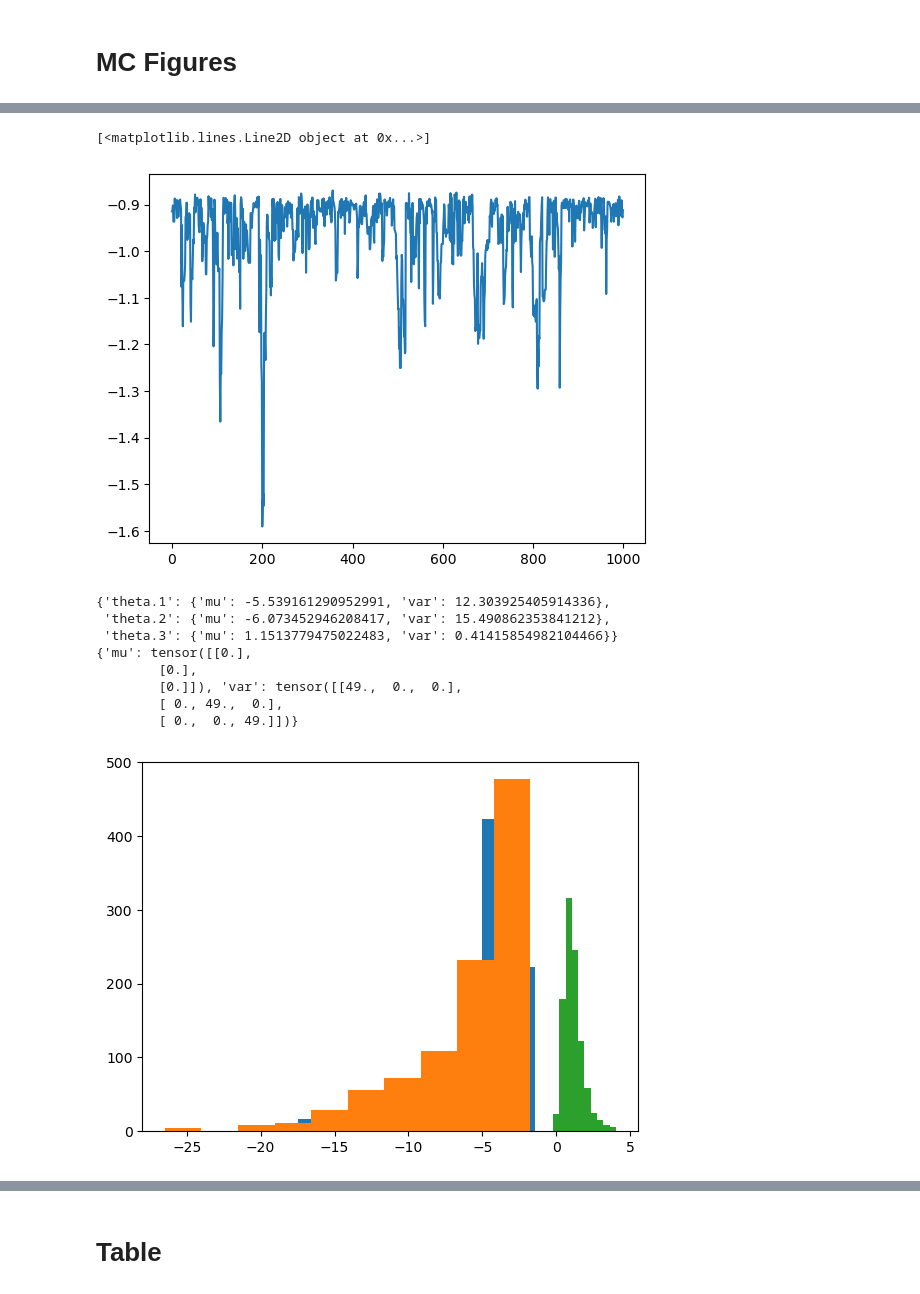
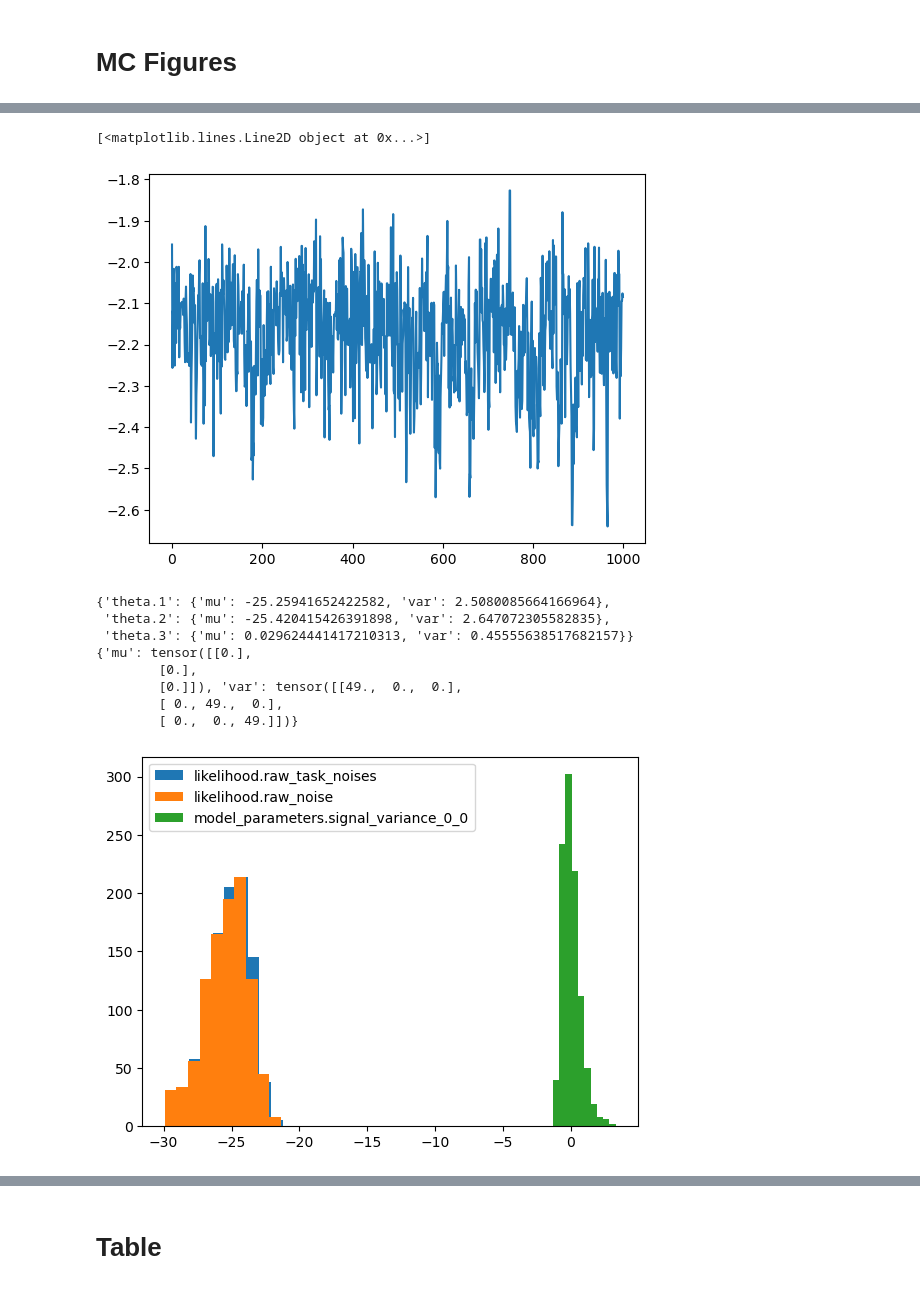
Before and after one commit to ABesginow/LaplaceKernelSearch, a Jupyter notebook: exploration_tests/gradsem_ODE.ipynb, the cells around one changed output, grey strips where cells are left out. Cells and saved outputs as stored; diff of their text form; code cells hidden in the pictures.

```diff
--- a/exploration_tests/gradsem_ODE.ipynb
+++ b/exploration_tests/gradsem_ODE.ipynb
@@ -595,10 +595,10 @@ train_x = torch.linspace(int(0), int(1), COUNT)
 #dataset_name="exp + exp"
 #train_y = torch.exp(train_x) + float(1.0)*torch.exp(-train_x)
 
-#dataset_name="sin"
-#train_y = torch.sin(train_x*float(1.0))
-dataset_name="none"
-train_y = torch.exp(train_x) + torch.sin(train_x)
+dataset_name="sin"
+train_y = torch.sin(train_x*float(1.0))
+#dataset_name="none"
+#train_y = torch.exp(train_x) + torch.sin(train_x)
 
 
 # approximative first derivative
@@ -1149,26 +1253,29 @@ tikzplotlib.save(f"{figure_path}/{model_name}_{dataset_name}_log_likelihood_MCMC
 plt.plot(MC_log["log prior list"])
 # %% [output]
 [<matplotlib.lines.Line2D object at 0x...>]
-[figure, old version]
+[figure, new version]
 # %%
 
 import pprint
 pprint.pprint(MC_log["Parameter statistics"])
 for param_name in MC_log['param draws dict']:
-    plt.hist(MC_log['param draws dict'][param_name])
+    #plt.hist(torch.nn.functional.softplus(torch.Tensor(MC_log['param draws dict'][param_name])))
+    plt.hist(torch.Tensor(MC_log['param draws dict'][param_name]))
+plt.legend([param[0] for param in model.named_parameters()])
+
 print(MC_log["Parameter prior"])
 plt.savefig(f"{figure_path}/{model_name}_{dataset_name}_MCMC_param_distribution.png")
 tikzplotlib.save(f"{figure_path}/{model_name}_{dataset_name}_MCMC_param_distribution.tex")
 # %% [output]
-{'theta.1': {'mu': -5.539161290952991, 'var': 12.303925405914336},
- 'theta.2': {'mu': -6.073452946208417, 'var': 15.490862353841212},
- 'theta.3': {'mu': 1.1513779475022483, 'var': 0.41415854982104466}}
+{'theta.1': {'mu': -25.25941652422582, 'var': 2.5080085664166964},
+ 'theta.2': {'mu': -25.420415426391898, 'var': 2.647072305582835},
+ 'theta.3': {'mu': 0.029624441417210313, 'var': 0.45555638517682157}}
 {'mu': tensor([[0.],
         [0.],
         [0.]]), 'var': tensor([[49.,  0.,  0.],
         [ 0., 49.,  0.],
         [ 0.,  0., 49.]])}
-[figure, old version]
+[figure, new version]
 # %%
 #
 #scaling_factor = lap_log["neg MLL"]
```
Also changed, not shown: parts of 21 cells of this notebook, 1 other file.
